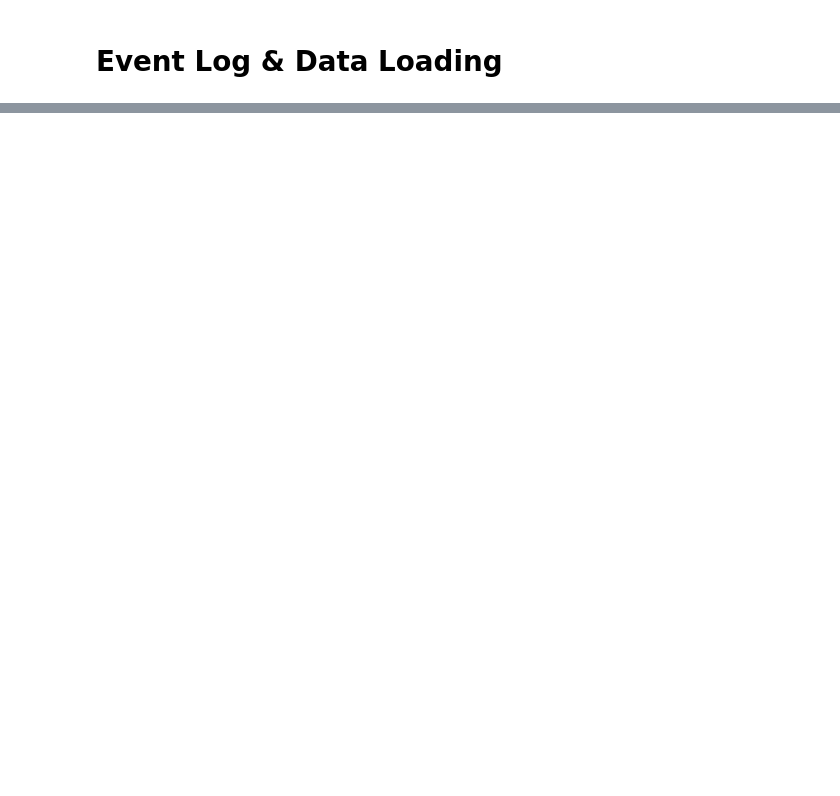
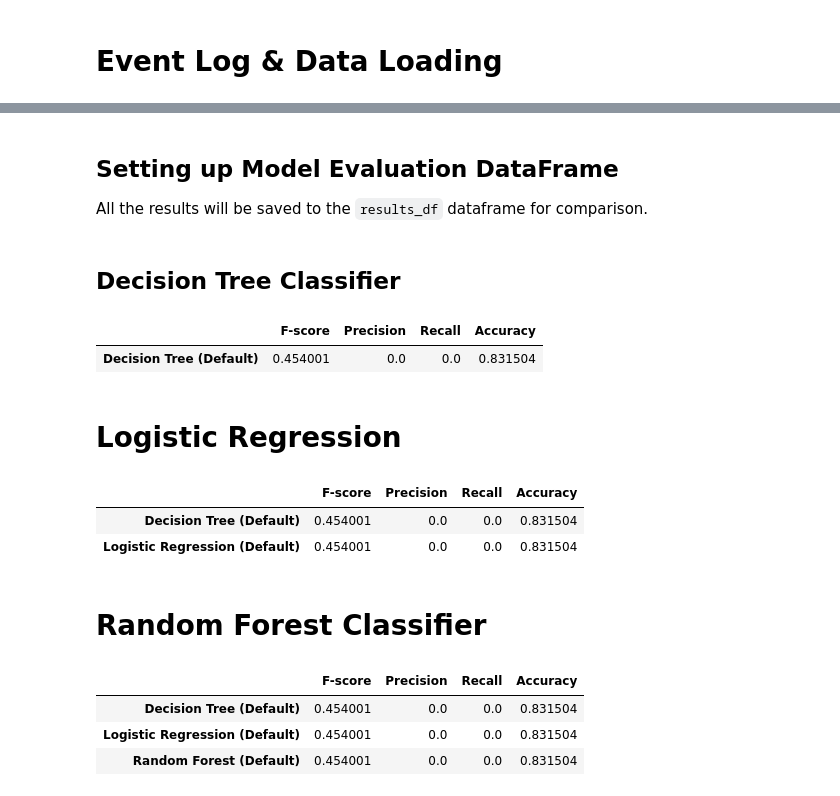
Before and after one commit to himanshudce/APM_BPI_2020, a Jupyter notebook: notebooks/model_building_and_evaluation.ipynb, the cells around one changed output, grey strips where cells are left out. Cells and saved outputs as stored; diff of their text form; code cells hidden in the pictures; blank space fills up the shorter version.

```diff
--- a/notebooks/model_building_and_evaluation.ipynb
+++ b/notebooks/model_building_and_evaluation.ipynb
@@ -36,0 +64,3 @@ data_dict = {}
+# %% [markdown]
+## Setting up Model Evaluation DataFrame
+All the results will be saved to the `results_df` dataframe for comparison.
@@ -36,0 +70,55 @@ data_dict = {}
+# %% [markdown]
+## Decision Tree Classifier
+# %%
+# Create Decision Tree classifer object
+dt = DecisionTreeClassifier()
+
+# Train Decision Tree Classifer
+dt_fit = dt.fit(X_train,y_train)
+
+#Predict the response for test dataset
+#dt_predict = dt_fit.predict(X_test)
+dt_predict = dt_fit.predict(X_train)
+
+#TODO: @Himanshu - using train data for evaluation because of incorrect test/train data setup.
+#results_df.loc['Decision Tree (Default)',:] = [f1_score(y_test,dt_predict, average='macro'), precision_score(y_test,dt_predict), recall_score(y_test,dt_predict),accuracy_score(y_test,dt_predict)]
+results_df.loc['Decision Tree (Default)',:] = [f1_score(y_train,dt_predict, average='macro'), precision_score(y_train,dt_predict), recall_score(y_train,dt_predict),accuracy_score(y_train,dt_predict)]
+
+results_df.sort_values(by='F-score', ascending=False)
+# %% [output]
+|  | F-score | Precision | Recall | Accuracy |
+| Decision Tree (Default) | 0.454001 | 0.0 | 0.0 | 0.831504 |
+# %% [markdown]
+# Logistic Regression
+# %%
+# Training the Logistic Regression model on the Training set
+lr = LogisticRegression(random_state=42)
+lr_fit = lr.fit(X_train, y_train)
+# Predicting the Test set results
+#lr_predict = lr_fit.predict(X_test)
+lr_predict = lr_fit.predict(X_train)
+
+#results_df.loc['Logistic Regression (Default)',:] = [f1_score(y_test,lr_predict, average='macro'), precision_score(y_test,lr_predict), recall_score(y_test,lr_predict),accuracy_score(y_test,lr_predict)]
+results_df.loc['Logistic Regression (Default)',:] = [f1_score(y_train,lr_predict, average='macro'), precision_score(y_train,lr_predict), recall_score(y_train,lr_predict),accuracy_score(y_train,lr_predict)]
+results_df.sort_values(by='F-score', ascending=False)
+# %% [output]
+|  | F-score | Precision | Recall | Accuracy |
+| Decision Tree (Default) | 0.454001 | 0.0 | 0.0 | 0.831504 |
+| Logistic Regression (Default) | 0.454001 | 0.0 | 0.0 | 0.831504 |
+# %% [markdown]
+# Random Forest Classifier
+# %%
+rf = RandomForestClassifier(n_estimators=20, random_state=42, max_depth=4)
+rf_fit = rf.fit(X_train, y_train)
+# Predicting the Test set results
+#rf_predict = rf_fit.predict(X_test)
+rf_predict = rf_fit.predict(X_train)
+
+#results_df.loc['Random Forest (Default)',:] = [f1_score(y_test,rf_predict, average='macro'), precision_score(y_test,rf_predict), recall_score(y_test,rf_predict),accuracy_score(y_test,rf_predict)]
+results_df.loc['Random Forest (Default)',:] = [f1_score(y_train,rf_predict, average='macro'), precision_score(y_train,rf_predict), recall_score(y_train,rf_predict),accuracy_score(y_train,rf_predict)]
+results_df.sort_values(by='F-score', ascending=False)
+# %% [output]
+|  | F-score | Precision | Recall | Accuracy |
+| Decision Tree (Default) | 0.454001 | 0.0 | 0.0 | 0.831504 |
+| Logistic Regression (Default) | 0.454001 | 0.0 | 0.0 | 0.831504 |
+| Random Forest (Default) | 0.454001 | 0.0 | 0.0 | 0.831504 |
```
Also changed, not shown: parts of 17 cells of this notebook.
